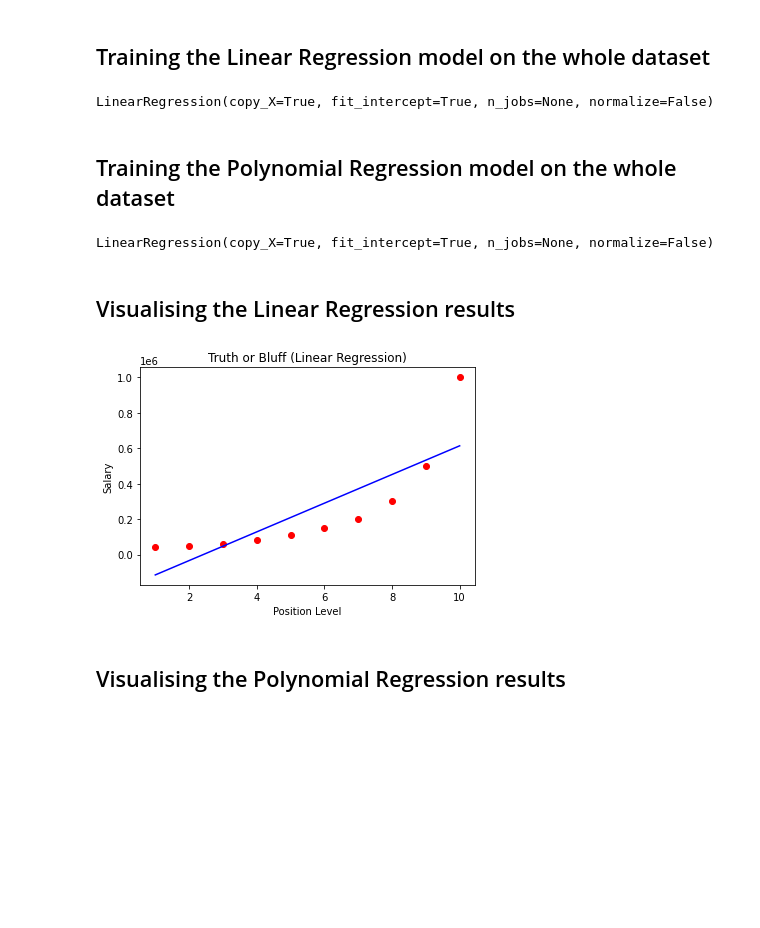
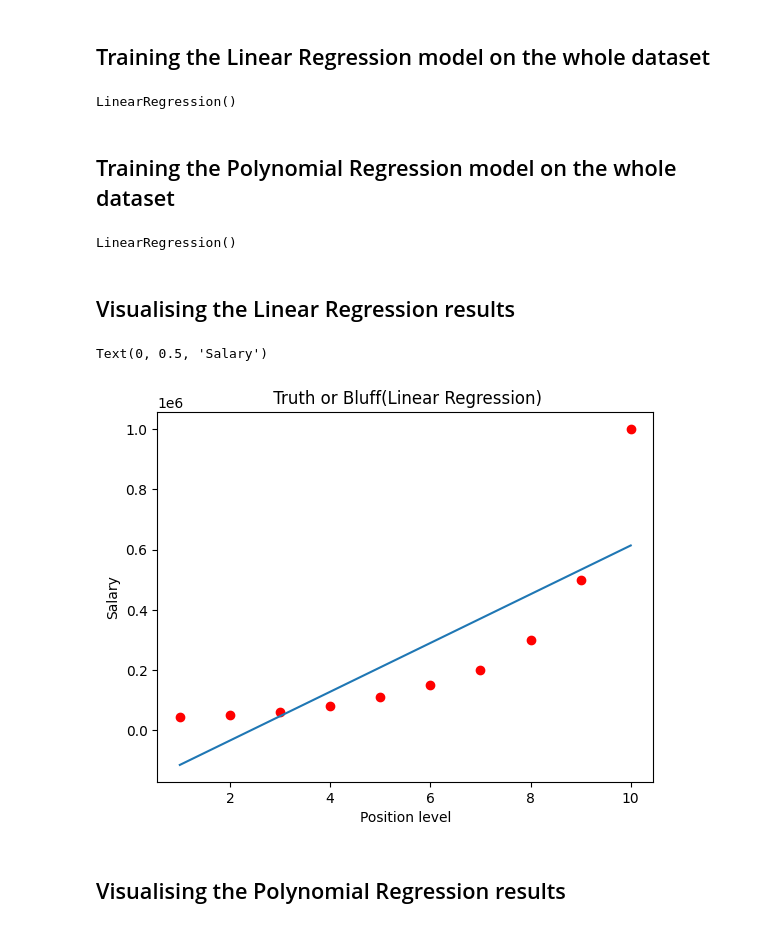
Before and after one commit to IamConstantine/MachineLearningUdemy, a Jupyter notebook: regression/polynomial/polynomial_regression.ipynb, the cells around one changed output. Drawn from its saved outputs; the diff is of its cells as text; code cells hidden in the pictures; blank space fills up the shorter version.

```diff
--- a/regression/polynomial/polynomial_regression.ipynb
+++ b/regression/polynomial/polynomial_regression.ipynb
@@ -11,6 +10,6 @@ import pandas as pd
 # %% [markdown]
 ## Importing the dataset
 # %%
-dataset = pd.read_csv('Position_Salaries.csv')
-X = dataset.iloc[:, 1:-1].values
-y = dataset.iloc[:, -1].values
+df = pd.read_csv('Position_Salaries.csv')
+X = df.iloc[:, 1:-1].values # can skip 'position' column as it's same as level
+y = df.iloc[:, -1].values
@@ -18,31 +35,36 @@ y = dataset.iloc[:, -1].values
 ## Training the Linear Regression model on the whole dataset
 # %%
 from sklearn.linear_model import LinearRegression
-lin_reg = LinearRegression()
-lin_reg.fit(X, y)
+
+reg1 = LinearRegression()
+reg1.fit(X, y)
 # %% [output]
-LinearRegression(copy_X=True, fit_intercept=True, n_jobs=None, normalize=False)
+LinearRegression()
 # %% [markdown]
 ## Training the Polynomial Regression model on the whole dataset
 # %%
 from sklearn.preprocessing import PolynomialFeatures
-poly_reg = PolynomialFeatures(degree = 4)
-X_poly = poly_reg.fit_transform(X)
-lin_reg_2 = LinearRegression()
-lin_reg_2.fit(X_poly, y)
+
+# built the polynomial equation
+poly = PolynomialFeatures(degree=4) # start with degree 2 as in x^2
+X_poly = poly.fit_transform(X)
+reg2 = LinearRegression()
+reg2.fit(X_poly, y)
 # %% [output]
-LinearRegression(copy_X=True, fit_intercept=True, n_jobs=None, normalize=False)
+LinearRegression()
 # %% [markdown]
 ## Visualising the Linear Regression results
 # %%
-plt.scatter(X, y, color = 'red')
-plt.plot(X, lin_reg.predict(X), color = 'blue')
-plt.title('Truth or Bluff (Linear Regression)')
-plt.xlabel('Position Level')
+import matplotlib.pyplot as plt
+
+plt.scatter(X, y, color='red')
+plt.plot(X, reg1.predict(X))
+plt.title(' Truth or Bluff(Linear Regression)')
+plt.xlabel('Position level')
 plt.ylabel('Salary')
-plt.show()
 # %% [output]
+Text(0, 0.5, 'Salary')
-[figure, old version]
+[figure, new version]
 # %% [markdown]
 ## Visualising the Polynomial Regression results
 # %%
```
Also changed, not shown: parts of 7 cells of this notebook.
